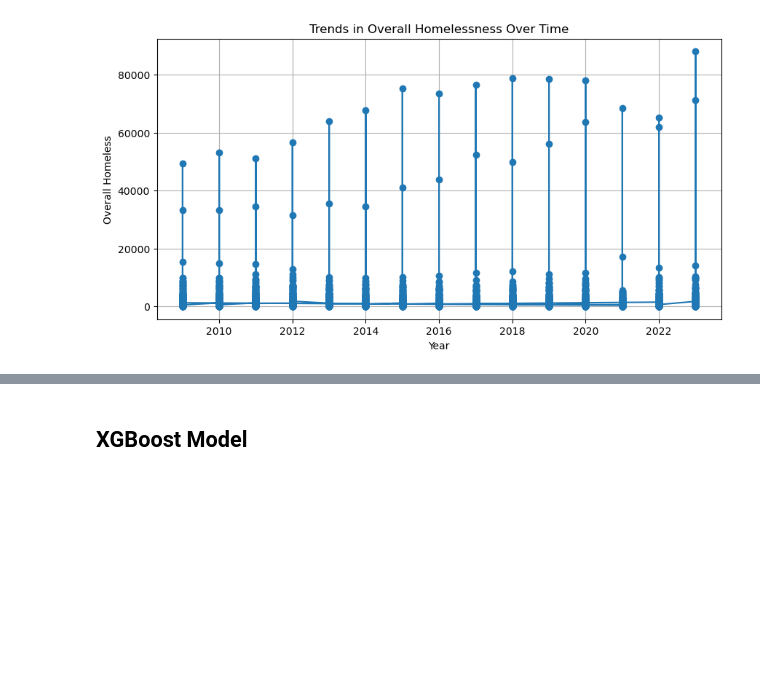
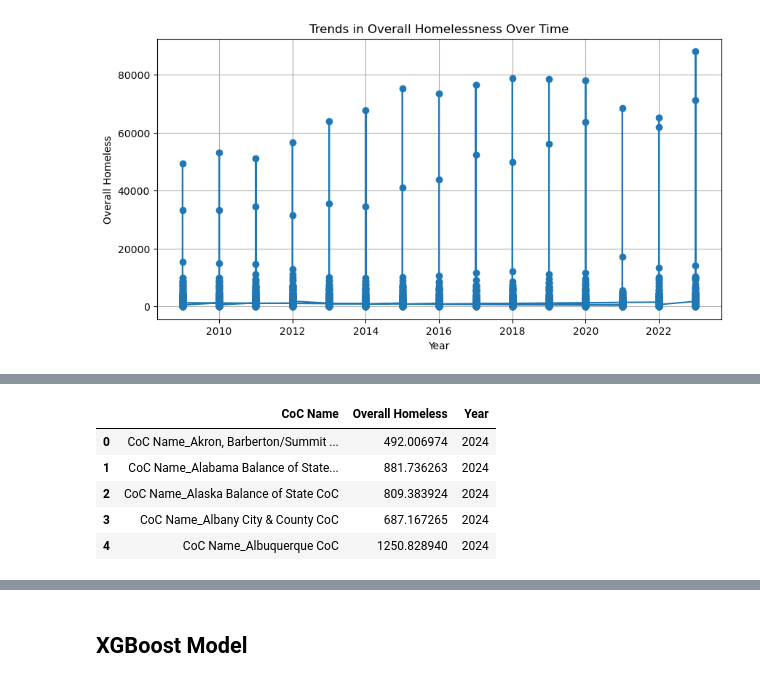
Before and after one commit to SinghNavnoor/homelessness_PIT_count_analysis, a Jupyter notebook: homeless_analysis.ipynb, the cells around one changed output, grey strips where cells are left out. Cells and saved outputs as stored; diff of their text form; code cells hidden in the pictures; blank space fills up the shorter version.

```diff
--- a/homeless_analysis.ipynb
+++ b/homeless_analysis.ipynb
@@ -1771,0 +1830,14 @@ plt.show()
+# %%
+predictions_df["Year"] = 2024
+
+predictions_df = predictions_df.rename(columns={'2024 Predicted Overall Homeless': 'Overall Homeless'})
+
+
+predictions_df.head()
+# %% [output]
+|  | CoC Name | Overall Homeless | Year |
+| 0 | CoC Name_Akron, Barberton/Summit ... | 492.006974 | 2024 |
+| 1 | CoC Name_Alabama Balance of State... | 881.736263 | 2024 |
+| 2 | CoC Name_Alaska Balance of State CoC | 809.383924 | 2024 |
+| 3 | CoC Name_Albany City & County CoC | 687.167265 | 2024 |
+| 4 | CoC Name_Albuquerque CoC | 1250.828940 | 2024 |
```
Also changed, not shown: parts of 12 cells of this notebook, 1 other file.
